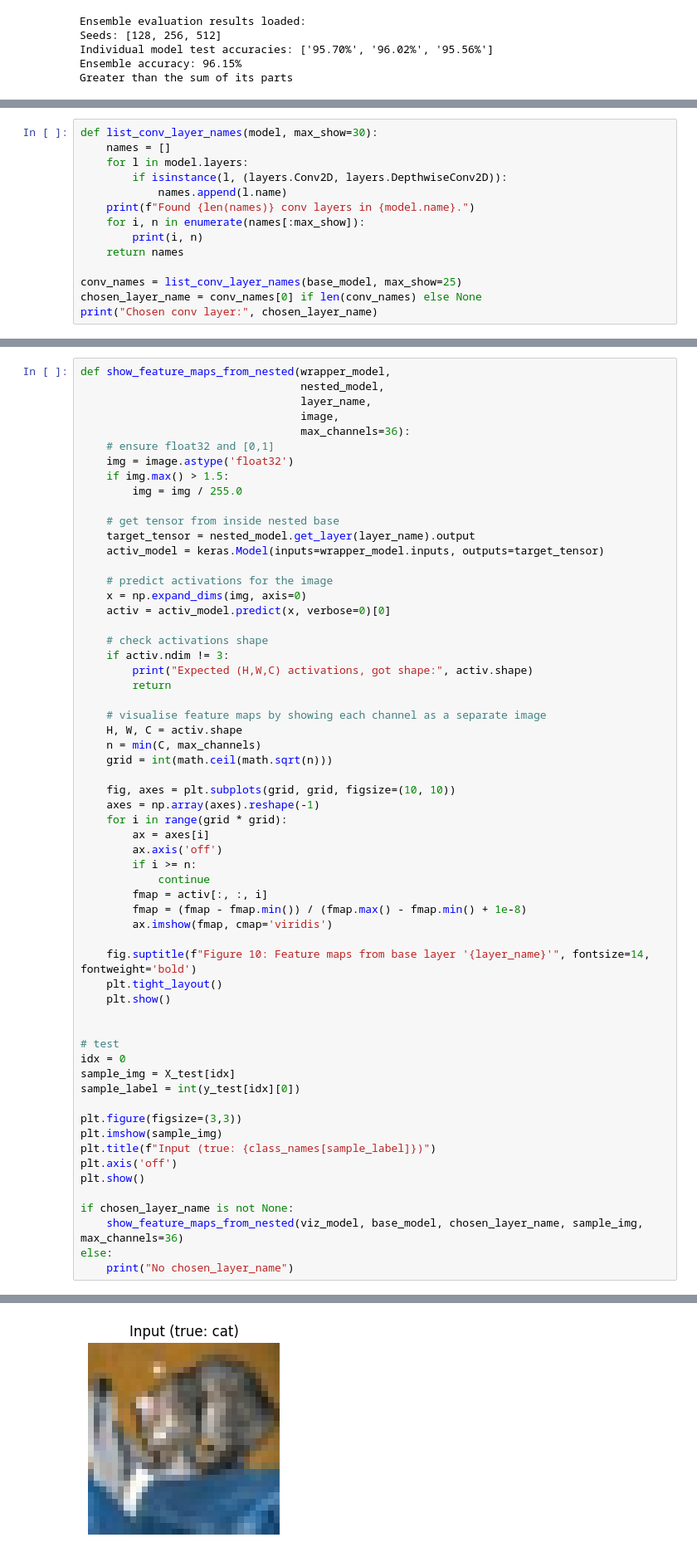
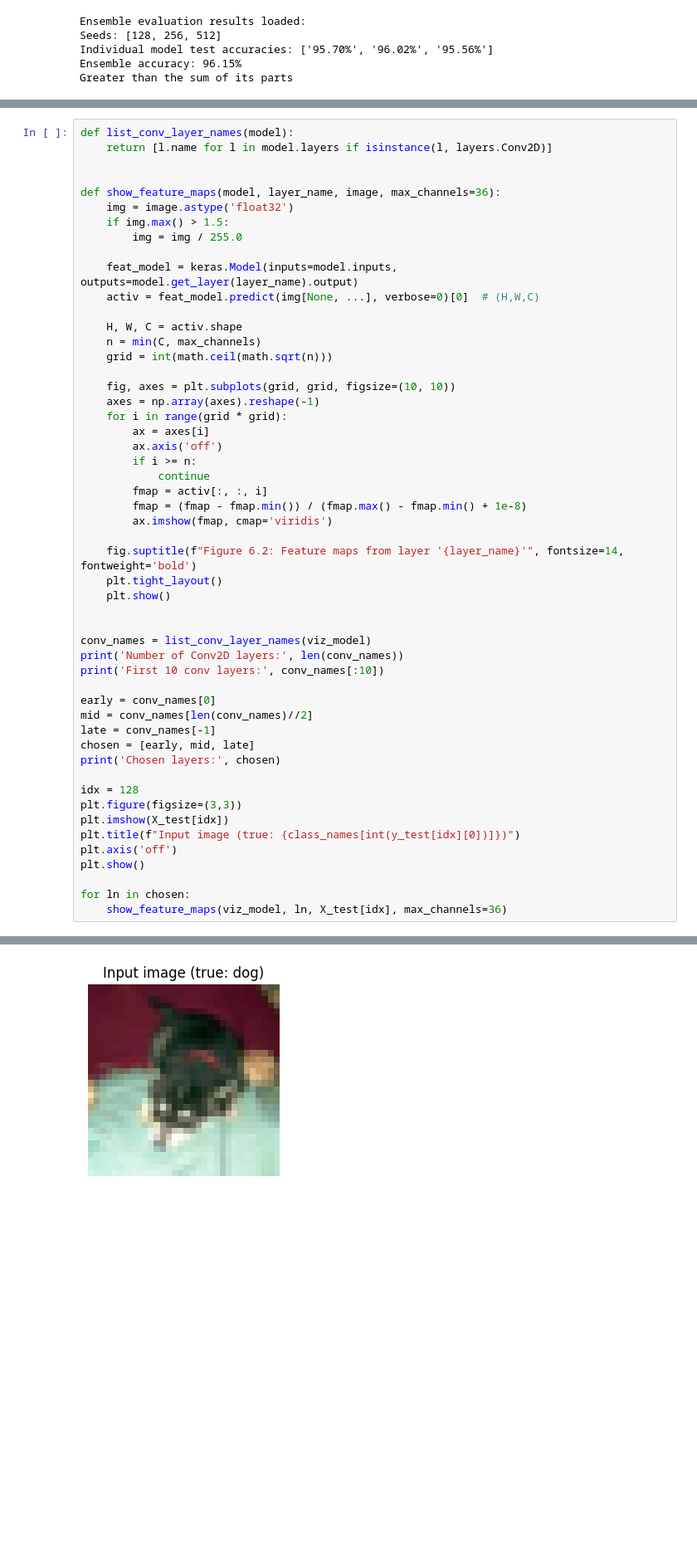
Before and after one commit to peaceman-per/S3-Neural-Networks-Coursework-2, a Jupyter notebook: CIFAR10_Neural_Networks_Coursework.ipynb, the cells around one changed output, grey strips where cells are left out. Shown at 83% size. Cells and saved outputs as stored; diff of their text form; blank space fills up the shorter version.

```diff
--- a/CIFAR10_Neural_Networks_Coursework.ipynb
+++ b/CIFAR10_Neural_Networks_Coursework.ipynb
@@ -2330,14 +2292,0 @@ Base model has 190 layers
-# %%
-def list_conv_layer_names(model, max_show=30):
-    names = []
-    for l in model.layers:
-        if isinstance(l, (layers.Conv2D, layers.DepthwiseConv2D)):
-            names.append(l.name)
-    print(f"Found {len(names)} conv layers in {model.name}.")
-    for i, n in enumerate(names[:max_show]):
-        print(i, n)
-    return names
-
-conv_names = list_conv_layer_names(base_model, max_show=25)
-chosen_layer_name = conv_names[0] if len(conv_names) else None
-print("Chosen conv layer:", chosen_layer_name)
@@ -2362,28 +2297,16 @@ Chosen conv layer: conv1_conv
 # %%
-def show_feature_maps_from_nested(wrapper_model,
-                                  nested_model,
-                                  layer_name,
-                                  image,
-                                  max_channels=36):
-    # ensure float32 and [0,1]
+def list_conv_layer_names(model):
+    return [l.name for l in model.layers if isinstance(l, layers.Conv2D)]
+
+
+def show_feature_maps(model, layer_name, image, max_channels=36):
     img = image.astype('float32')
     if img.max() > 1.5:
         img = img / 255.0
 
-    # get tensor from inside nested base
-    target_tensor = nested_model.get_layer(layer_name).output
-    activ_model = keras.Model(inputs=wrapper_model.inputs, outputs=target_tensor)
+    feat_model = keras.Model(inputs=model.inputs, outputs=model.get_layer(layer_name).output)
+    activ = feat_model.predict(img[None, ...], verbose=0)[0]  # (H,W,C)
 
-    # predict activations for the image
-    x = np.expand_dims(img, axis=0)
-    activ = activ_model.predict(x, verbose=0)[0]
-
-    # check activations shape
-    if activ.ndim != 3:
-        print("Expected (H,W,C) activations, got shape:", activ.shape)
-        return
-
-    # visualise feature maps by showing each channel as a separate image
     H, W, C = activ.shape
     n = min(C, max_channels)
     grid = int(math.ceil(math.sqrt(n)))
@@ -2399,24 +2322,28 @@ def show_feature_maps_from_nested(wrapper_model,
         fmap = (fmap - fmap.min()) / (fmap.max() - fmap.min() + 1e-8)
         ax.imshow(fmap, cmap='viridis')
 
-    fig.suptitle(f"Figure 10: Feature maps from base layer '{layer_name}'", fontsize=14, fontweight='bold')
+    fig.suptitle(f"Figure 6.2: Feature maps from layer '{layer_name}'", fontsize=14, fontweight='bold')
     plt.tight_layout()
     plt.show()
 
 
-# test
-idx = 0
-sample_img = X_test[idx]
-sample_label = int(y_test[idx][0])
+conv_names = list_conv_layer_names(viz_model)
+print('Number of Conv2D layers:', len(conv_names))
+print('First 10 conv layers:', conv_names[:10])
 
+early = conv_names[0]
+mid = conv_names[len(conv_names)//2]
+late = conv_names[-1]
+chosen = [early, mid, late]
+print('Chosen layers:', chosen)
+
+idx = 128
 plt.figure(figsize=(3,3))
-plt.imshow(sample_img)
-plt.title(f"Input (true: {class_names[sample_label]})")
+plt.imshow(X_test[idx])
+plt.title(f"Input image (true: {class_names[int(y_test[idx][0])]})")
 plt.axis('off')
 plt.show()
 
-if chosen_layer_name is not None:
-    show_feature_maps_from_nested(viz_model, base_model, chosen_layer_name, sample_img, max_channels=36)
-else:
-    print("No chosen_layer_name")
+for ln in chosen:
+    show_feature_maps(viz_model, ln, X_test[idx], max_channels=36)
 # %% [output]
@@ -2423 +2353 @@ else:
-[figure, old version]
+[figure, new version]
```
Also changed, not shown: parts of 22 cells of this notebook.
